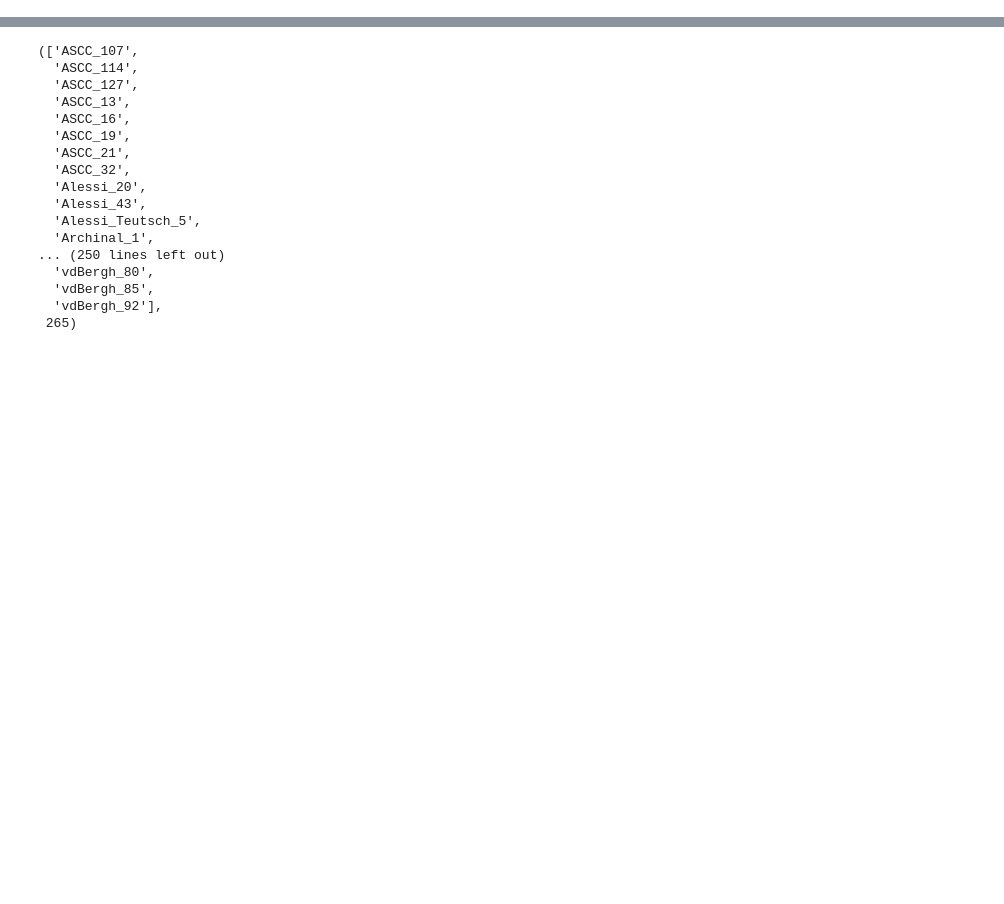
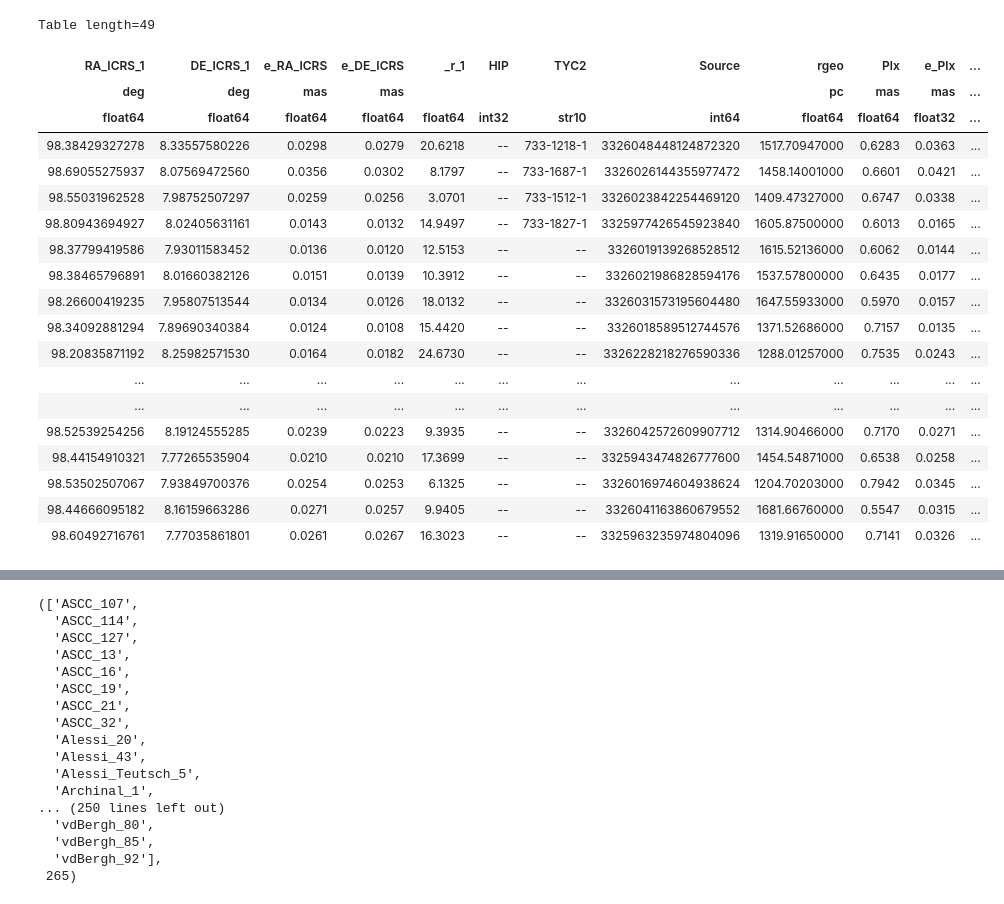
Before and after one commit to surodeep26/Runaway-Stars, a Jupyter notebook: v16.ipynb, the cells around one changed output, grey strips where cells are left out. Drawn from its saved outputs; the diff is of its cells as text; code cells hidden in the pictures; blank space fills up the shorter version.

```diff
--- a/v16.ipynb
+++ b/v16.ipynb
@@ -8,0 +27,67 @@ for cluster in workclusters[:]:
+# %%
+from astropy.table import Table
+import numpy as np
+import astropy.units as u
+
+# Read the data from the .tsv file into an Astropy table
+fs4 = Table.read('/home/surodeep/suro_aiu/traceback/cluster_runaway3d/Basel_8/Basel_8_fs4giesler.tsv', format='ascii.tab')
+
+# Line numbers to filter (adjusted by -2 for zero-based indexing)
+linenos = [5, 27, 30, 36, 37, 45, 53, 54, 56, 62, 65, 71, 72, 81, 82, 84, 103, 107, 115, 117, 119, 120, 123, 125, 128, 137, 139, 140, 141, 144, 145, 146, 150, 152, 161, 167, 170, 174, 176, 178, 187, 190, 193, 198, 204, 206, 207, 208, 209]
+
+# Create a subset of fs4 based on the specified line numbers
+gr = fs4[np.array(linenos) - 2]
+
+# Convert the 'Source' column to integer type
+gr['Source'] = gr['Source'].astype(np.int64)
+
+# Convert 'RV' and 'e_RV' columns to float
+gr['RV'] = gr['RV'].astype(np.float64)
+gr['e_RV'] = gr['e_RV'].astype(np.float64)
+
+# Assuming fs is your first table with a 'Source' column
+fs = cl.stars_in_region()
+
+# Extract the 'Source' columns from both tables
+fs_sources = fs['Source']
+other_sources = gr['Source']
+
+# Convert the 'Source' column of the second table to a set for fast lookup
+other_sources_set = set(other_sources)
+
+# Filter the first table to include only rows where 'Source' is in the second table's 'Source' column
+filtered_fs = fs[[source in other_sources_set for source in fs_sources]]
+
+# Create a mapping from 'Source' to indices in gr
+source_to_index = {source: idx for idx, source in enumerate(gr['Source'])}
+
+# Replace the RV and e_RV values in the filtered_fs table with the values from the gr table
+for row in filtered_fs:
+    if row['Source'] in source_to_index:
+        idx = source_to_index[row['Source']]
+        row['RV'] = gr['RV'][idx]  # Assigning with units
+        row['e_RV'] = gr['e_RV'][idx]   # Assigning with units
+
+# Now filtered_fs contains only the rows with matching 'Source' values and updated RV and e_RV values
+filtered_fs
+# %% [output]
+Table length=49
+| RA_ICRS_1 | DE_ICRS_1 | e_RA_ICRS | e_DE_ICRS | _r_1 | HIP | TYC2 | Source | rgeo | Plx | e_Plx | ... |
+| deg | deg | mas | mas |  |  |  |  | pc | mas | mas | ... |
+| float64 | float64 | float64 | float64 | float64 | int32 | str10 | int64 | float64 | float64 | float32 | ... |
+| 98.38429327278 | 8.33557580226 | 0.0298 | 0.0279 | 20.6218 | -- | 733-1218-1 | 3326048448124872320 | 1517.70947000 | 0.6283 | 0.0363 | ... |
+| 98.69055275937 | 8.07569472560 | 0.0356 | 0.0302 | 8.1797 | -- | 733-1687-1 | 3326026144355977472 | 1458.14001000 | 0.6601 | 0.0421 | ... |
+| 98.55031962528 | 7.98752507297 | 0.0259 | 0.0256 | 3.0701 | -- | 733-1512-1 | 3326023842254469120 | 1409.47327000 | 0.6747 | 0.0338 | ... |
+| 98.80943694927 | 8.02405631161 | 0.0143 | 0.0132 | 14.9497 | -- | 733-1827-1 | 3325977426545923840 | 1605.87500000 | 0.6013 | 0.0165 | ... |
+| 98.37799419586 | 7.93011583452 | 0.0136 | 0.0120 | 12.5153 | -- | -- | 3326019139268528512 | 1615.52136000 | 0.6062 | 0.0144 | ... |
+| 98.38465796891 | 8.01660382126 | 0.0151 | 0.0139 | 10.3912 | -- | -- | 3326021986828594176 | 1537.57800000 | 0.6435 | 0.0177 | ... |
+| 98.26600419235 | 7.95807513544 | 0.0134 | 0.0126 | 18.0132 | -- | -- | 3326031573195604480 | 1647.55933000 | 0.5970 | 0.0157 | ... |
+| 98.34092881294 | 7.89690340384 | 0.0124 | 0.0108 | 15.4420 | -- | -- | 3326018589512744576 | 1371.52686000 | 0.7157 | 0.0135 | ... |
+| 98.20835871192 | 8.25982571530 | 0.0164 | 0.0182 | 24.6730 | -- | -- | 3326228218276590336 | 1288.01257000 | 0.7535 | 0.0243 | ... |
+| ... | ... | ... | ... | ... | ... | ... | ... | ... | ... | ... | ... |
+| ... | ... | ... | ... | ... | ... | ... | ... | ... | ... | ... | ... |
+| 98.52539254256 | 8.19124555285 | 0.0239 | 0.0223 | 9.3935 | -- | -- | 3326042572609907712 | 1314.90466000 | 0.7170 | 0.0271 | ... |
+| 98.44154910321 | 7.77265535904 | 0.0210 | 0.0210 | 17.3699 | -- | -- | 3325943474826777600 | 1454.54871000 | 0.6538 | 0.0258 | ... |
+| 98.53502507067 | 7.93849700376 | 0.0254 | 0.0253 | 6.1325 | -- | -- | 3326016974604938624 | 1204.70203000 | 0.7942 | 0.0345 | ... |
+| 98.44666095182 | 8.16159663286 | 0.0271 | 0.0257 | 9.9405 | -- | -- | 3326041163860679552 | 1681.66760000 | 0.5547 | 0.0315 | ... |
+| 98.60492716761 | 7.77035861801 | 0.0261 | 0.0267 | 16.3023 | -- | -- | 3325963235974804096 | 1319.91650000 | 0.7141 | 0.0326 | ... |
```
Also changed, not shown: parts of 14 cells of this notebook, 4 other files.
